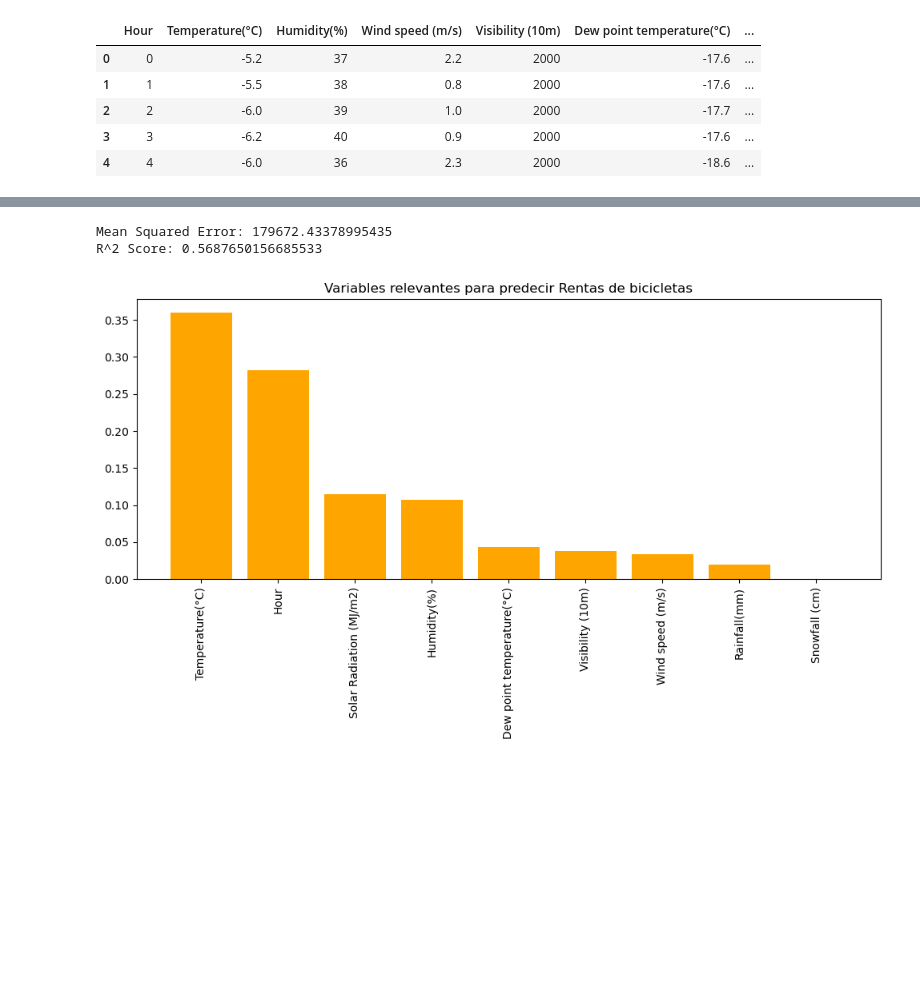
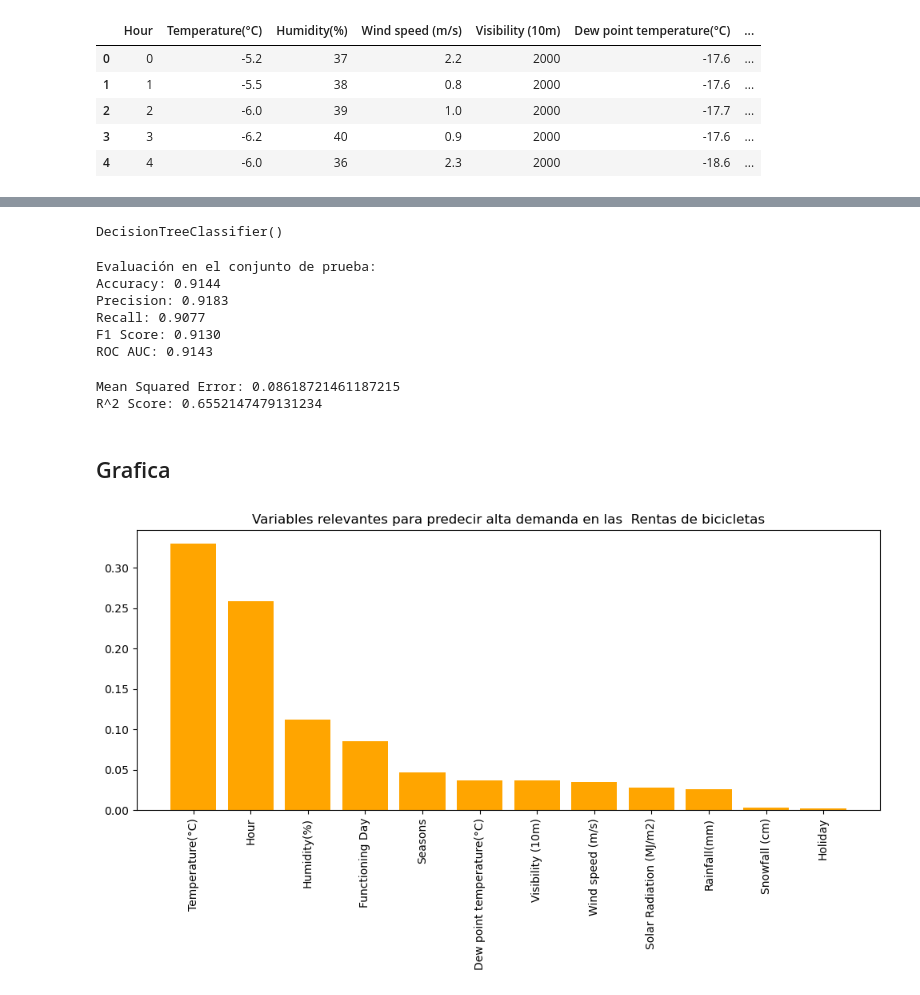
Before and after one commit to CyMartinEs/MLActividades, a Jupyter notebook: ML003/Practica 3/Practica/Practica 3(Clasificacion).ipynb, the cells around one changed output, grey strips where cells are left out. Cells and saved outputs as stored; diff of their text form; code cells hidden in the pictures; blank space fills up the shorter version.

Commit message:
cambios practica 3
modificar codigos de la practica 3

```diff
--- a/ML003/Practica 3/Practica/Practica 3(Clasificacion).ipynb
+++ b/ML003/Practica 3/Practica/Practica 3(Clasificacion).ipynb
@@ -115,0 +114,11 @@ plt.close()
+# %%
+# Validación cruzada,  encontrar el mejor modelo de clasificación basado en el criterio de precisión
+criteriopuntuacion = 'accuracy'
+resultados = {}
+for nombre, modelo in modelos.items():
+    puntos = cross_val_score(modelo, X_entrenamiento, y_entrenamiento, cv=5, scoring=criteriopuntuacion)
+    resultados[nombre] = puntos.mean()
+# %%
+# Encontrar el mejor modelo de clasificación
+Mejor_Modelo_Nombre = max(resultados, key=resultados.get)
+Mejor_Modelo = modelos[Mejor_Modelo_Nombre]
@@ -115,0 +134,5 @@ plt.close()
+# %%
+# Entrenar el mejor modelo en todo el conjunto de datos de entrenamiento
+Mejor_Modelo.fit(X_entrenamiento, y_entrenamiento)
+# %% [output]
+DecisionTreeClassifier()
@@ -116,23 +149,29 @@ plt.close()
+# %%
+# Mostrar resultados
+print(f"\nEvaluación en el conjunto de prueba:")
+print(f"Accuracy: {accuracy:.4f}")
+print(f"Precision: {precision:.4f}")
+print(f"Recall: {recall:.4f}")
+print(f"F1 Score: {f1:.4f}")
+print(f"ROC AUC: {roc_auc:.4f}")
+# %% [output]
+Evaluación en el conjunto de prueba:
+Accuracy: 0.9144
+Precision: 0.9183
+Recall: 0.9077
+F1 Score: 0.9130
+ROC AUC: 0.9143
 # %%
-# Definir las características y el target
-features = ["Hour", "Temperature(°C)", "Humidity(%)", "Wind speed (m/s)", "Visibility (10m)", "Dew point temperature(°C)", "Solar Radiation (MJ/m2)", "Rainfall(mm)", "Snowfall (cm)"]
-X = df[features]
-
-y = df["Rented Bike Count"]
-
-# Dividir los datos en conjuntos de entrenamiento y prueba
-X_train, X_test, y_train, y_test = train_test_split(X, y, test_size=0.2, random_state=42)
-
 # Entrenar el modelo de árbol de decisión
 tree = DecisionTreeRegressor(random_state=42)
-tree.fit(X_train, y_train)
+tree.fit(X_entrenamiento, y_entrenamiento)
 
 # Realizar predicciones
-y_pred = tree.predict(X_test)
+y_prediccion = tree.predict(X_prueba)
 
 # Evaluar el modelo
-mse = mean_squared_error(y_test, y_pred)
-r2 = r2_score(y_test, y_pred)
+mse = mean_squared_error(y_prueba, y_prediccion)
+r2 = r2_score(y_prueba, y_prediccion)
 
 # Mostrar los resultados
 print(f"Mean Squared Error: {mse}")
@@ -142,16 +181,18 @@ print(f"R^2 Score: {r2}")
 importances = tree.feature_importances_
 indices = np.argsort(importances)[::-1]
 # %% [output]
-Mean Squared Error: 179672.43378995435
-R^2 Score: 0.5687650156685533
+Mean Squared Error: 0.08618721461187215
+R^2 Score: 0.6552147479131234
+# %% [markdown]
+<h2> Grafica </h2>
 # %%
 plt.figure(figsize=(10, 6))
-plt.title("Variables relevantes para predecir Rentas de bicicletas")
+plt.title("Variables relevantes para predecir alta demanda en las  Rentas de bicicletas")
 plt.bar(range(X.shape[1]), importances[indices], align="center" , color="orange")
-plt.xticks(range(X.shape[1]), [features[i] for i in indices], rotation=90)
+plt.xticks(range(X.shape[1]), [funciones[i] for i in indices], rotation=90)
 plt.tight_layout()
-plt.savefig("C:/Users/PC/Documents/GitHub/GitFlow-en-Github/ML003/Practica 3/Practica/GraficaArbol.png")
+plt.savefig("C:/Users/PC/Documents/GitHub/GitFlow-en-Github/ML003/Practica 3/Practica/GraficaBarraVariablesrelevantes.png")
 plt.show()
 plt.close()
 # %% [output]
-[figure, old version]
+[figure, new version]
```
Also changed, not shown: parts of 25 cells of this notebook, 5 other files.
